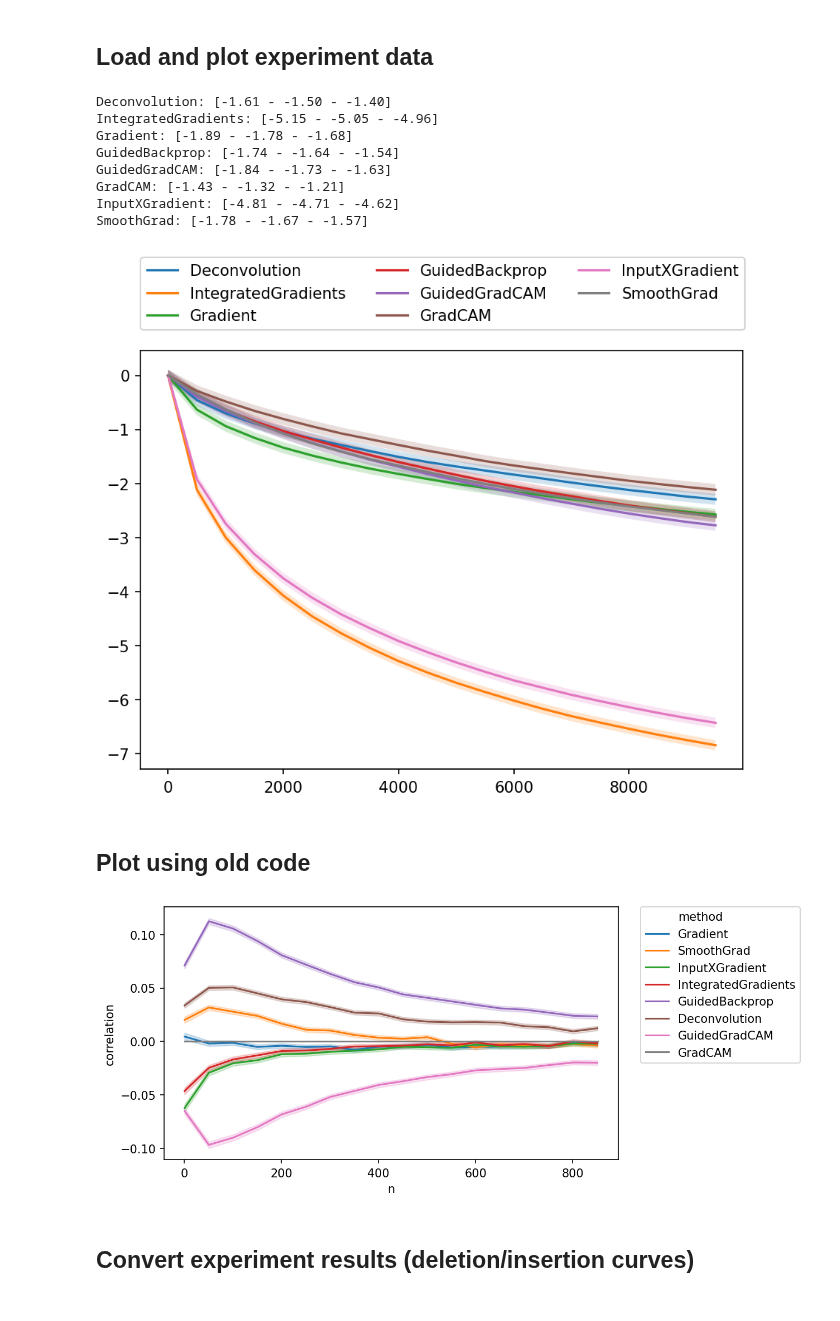
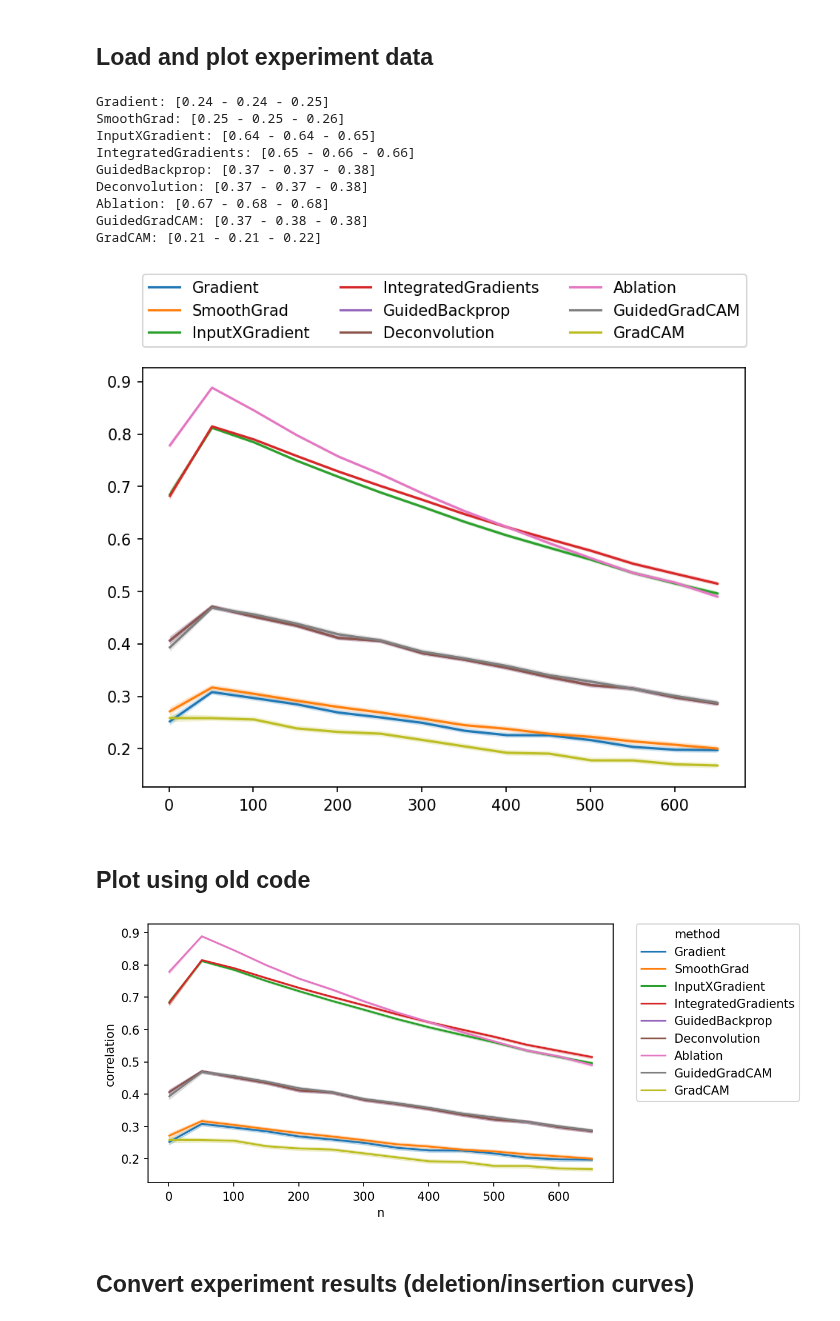
Before and after one commit to arnegevaert/benchmark, a Jupyter notebook: sandbox/show_results.ipynb, the cells around one changed output. Drawn from its saved outputs; the diff is of its cells as text; code cells hidden in the pictures.

```diff
--- a/sandbox/show_results.ipynb
+++ b/sandbox/show_results.ipynb
@@ -20,28 +20,29 @@ mpl.rcParams['figure.dpi'] = 150
 # %% [markdown]
 ## Load and plot experiment data
 # %%
-raw_data = pkl.load(open("../out/imagenette/deletion_curves/result.pkl", "rb"))
-res = result.LinePlotResult(raw_data=raw_data, normalize="sub")
+data = pkl.load(open("../out/mnist/sensitivity_n/result_new.pkl", "rb"))
+res = result.LinePlotResult(data)
 fig, ax = res.plot(ci=True)
 auc = res.auc()
 for method in auc:
     print(f"{method}: [{auc[method]['lower']:.2f} - {auc[method]['mean']:.2f} - {auc[method]['upper']:.2f}]")
 # %% [output]
-Deconvolution: [-1.61 - -1.50 - -1.40]
-IntegratedGradients: [-5.15 - -5.05 - -4.96]
-Gradient: [-1.89 - -1.78 - -1.68]
-GuidedBackprop: [-1.74 - -1.64 - -1.54]
-GuidedGradCAM: [-1.84 - -1.73 - -1.63]
-GradCAM: [-1.43 - -1.32 - -1.21]
-InputXGradient: [-4.81 - -4.71 - -4.62]
-SmoothGrad: [-1.78 - -1.67 - -1.57]
+Gradient: [0.24 - 0.24 - 0.25]
+SmoothGrad: [0.25 - 0.25 - 0.26]
+InputXGradient: [0.64 - 0.64 - 0.65]
+IntegratedGradients: [0.65 - 0.66 - 0.66]
+GuidedBackprop: [0.37 - 0.37 - 0.38]
+Deconvolution: [0.37 - 0.37 - 0.38]
+Ablation: [0.67 - 0.68 - 0.68]
+GuidedGradCAM: [0.37 - 0.38 - 0.38]
+GradCAM: [0.21 - 0.21 - 0.22]
-[figure, old version]
+[figure, new version]
 # %% [markdown]
 ## Plot using old code
 # %%
-lineplot("../out/cifar10/sensitivity_n/", x="n", y="correlation")
+lineplot("../out/mnist/sensitivity_n/", x="n", y="correlation")
 # %% [output]
-[figure, old version]
+[figure, new version]
 # %% [markdown]
 ## Convert experiment results (deletion/insertion curves)
 # %%
```
Also changed, not shown: parts of 1 cell of this notebook, 13 other files.
